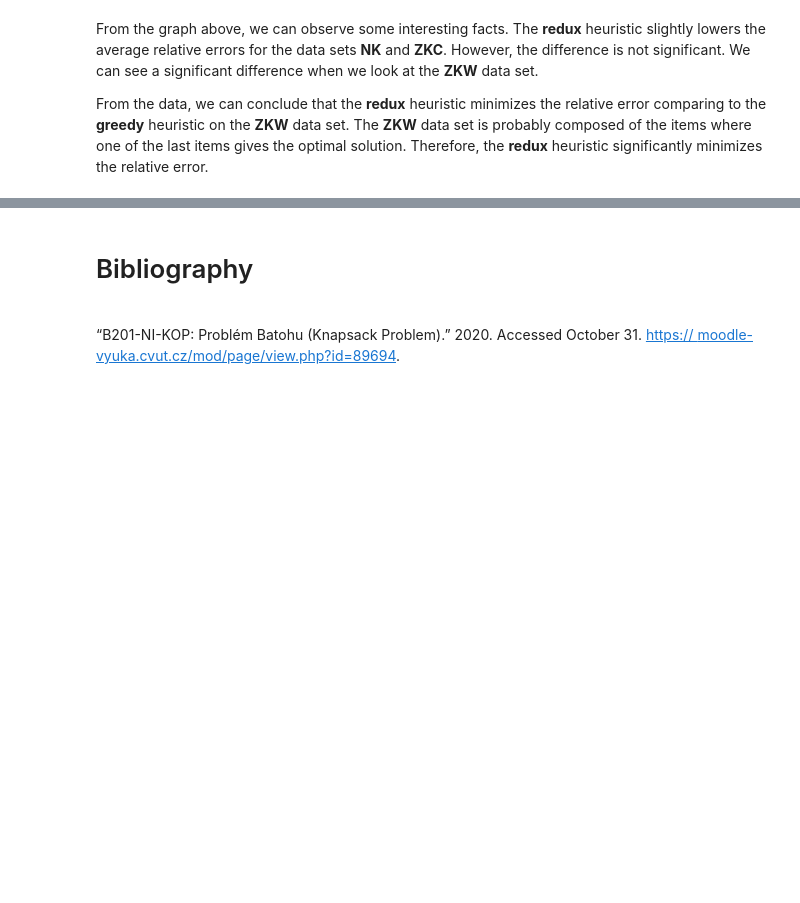
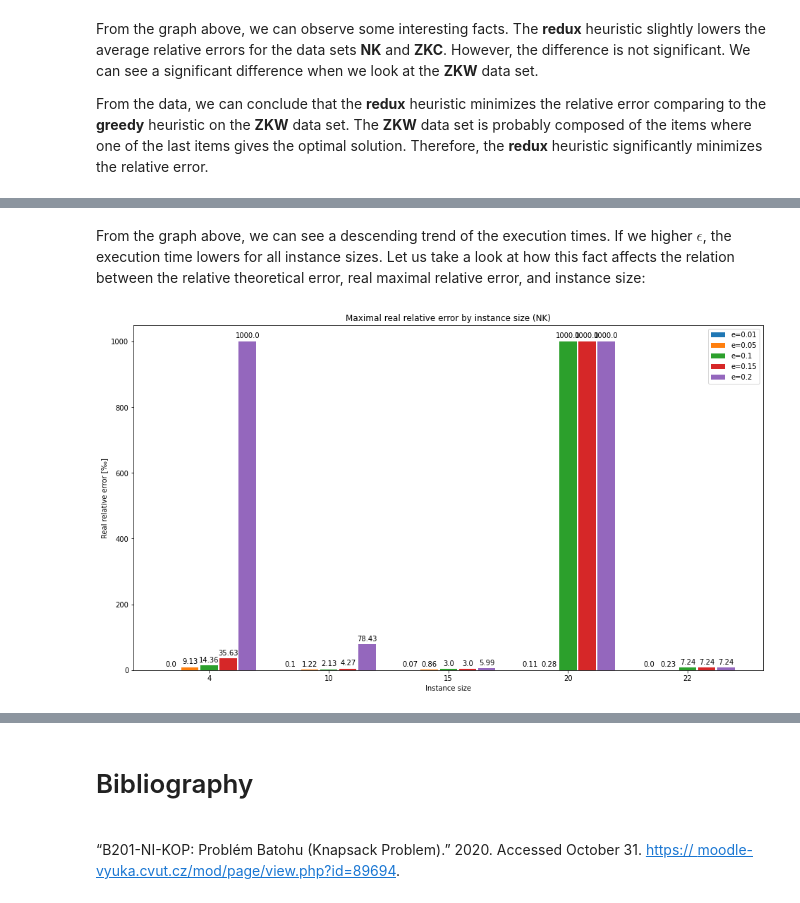
Before and after one commit to patrotom/combinatorial-optimization-problems, a Jupyter notebook: knapsack_heuristic/notebooks/knapsack_heuristic.ipynb, the cells around one changed output, grey strips where cells are left out. Drawn from its saved outputs; the diff is of its cells as text; code cells hidden in the pictures; blank space fills up the shorter version.

```diff
--- a/knapsack_heuristic/notebooks/knapsack_heuristic.ipynb
+++ b/knapsack_heuristic/notebooks/knapsack_heuristic.ipynb
@@ -482,0 +601,8 @@ From the data, we can conclude that the **redux** heuristic minimizes the relati
+# %% [markdown]
+From the graph above, we can see a descending trend of the execution times. If we higher $\epsilon$, the execution time lowers for all instance sizes. Let us take a look at how this fact affects the relation between the relative theoretical error, real maximal relative error, and instance size:
+# %%
+fig, ax = plt.subplots()
+fptas_errs_graph(fptas_rel_errs_data, ax)
+plt.show()
+# %% [output]
+[figure, added]
```
Also changed, not shown: parts of 25 cells of this notebook.
